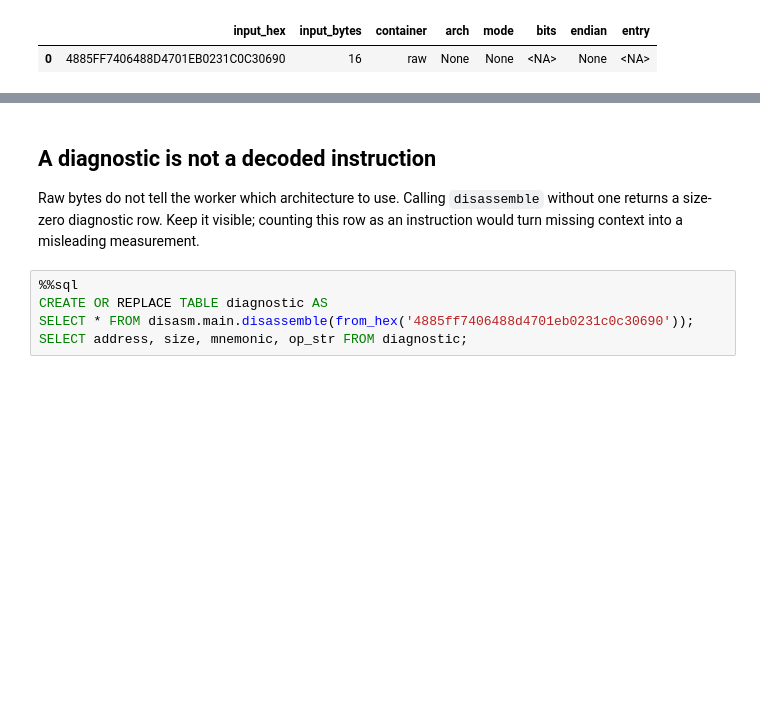
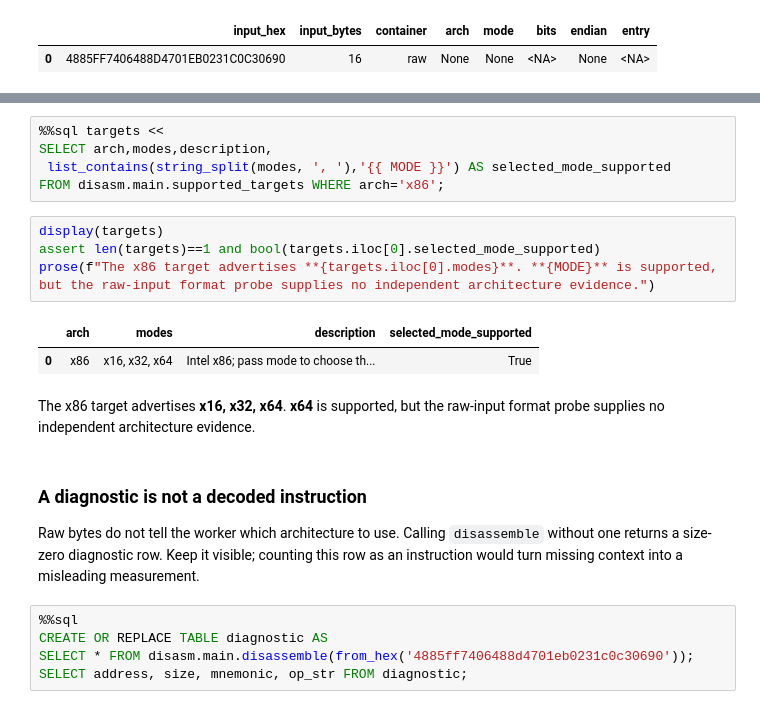
Before and after one commit to Query-farm/vgi-disasm, a Jupyter notebook: notebooks/01_decoding_mode_changes_the_instruction_stream.ipynb, the cells around one changed output, grey strips where cells are left out. Saved outputs shown, nothing was run; the diff lists cells and outputs as text; blank space fills up the shorter version.

```diff
--- a/notebooks/01_decoding_mode_changes_the_instruction_stream.ipynb
+++ b/notebooks/01_decoding_mode_changes_the_instruction_stream.ipynb
@@ -83,5 +83,18 @@ SELECT hex(payload) AS input_hex, octet_length(payload) AS input_bytes,
+# %%
+%%sql targets <<
+SELECT arch,modes,description,
+ list_contains(string_split(modes, ', '),'{{ MODE }}') AS selected_mode_supported
+FROM disasm.main.supported_targets WHERE arch='x86';
+# %%
+display(targets)
+assert len(targets)==1 and bool(targets.iloc[0].selected_mode_supported)
+prose(f"The x86 target advertises **{targets.iloc[0].modes}**. **{MODE}** is supported, but the raw-input format probe supplies no independent architecture evidence.")
+# %% [output]
+|  | arch | modes | description | selected_mode_supported |
+| 0 | x86 | x16, x32, x64 | Intel x86; pass mode to choose th... | True |
+The x86 target advertises **x16, x32, x64**. **x64** is supported, but the raw-input format probe supplies no independent architecture evidence.
 # %% [markdown]
-## A diagnostic is not a decoded instruction
+### A diagnostic is not a decoded instruction
 
 Raw bytes do not tell the worker which architecture to use. Calling `disassemble`
 without one returns a size-zero diagnostic row. Keep it visible; counting this row
```
Also changed, not shown: parts of 20 cells of this notebook, 12 other files.
